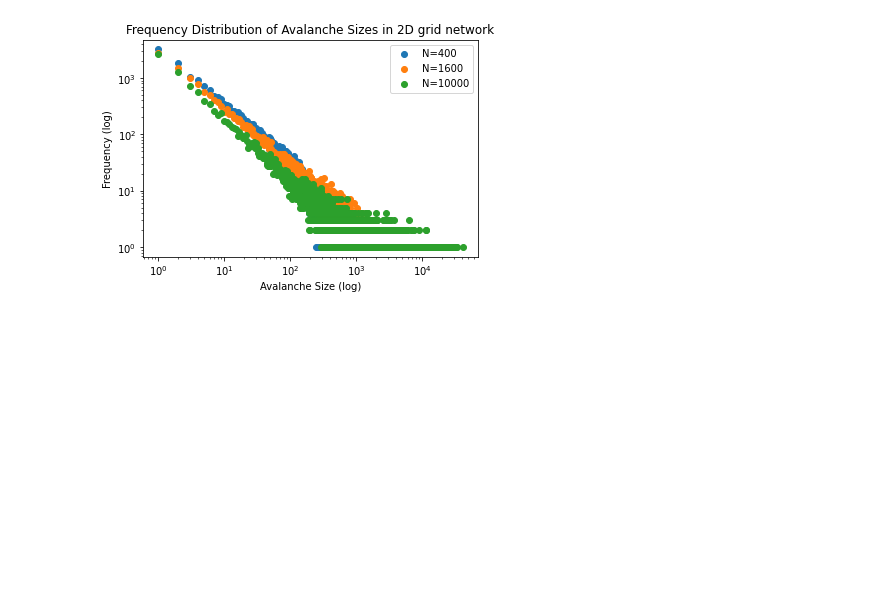
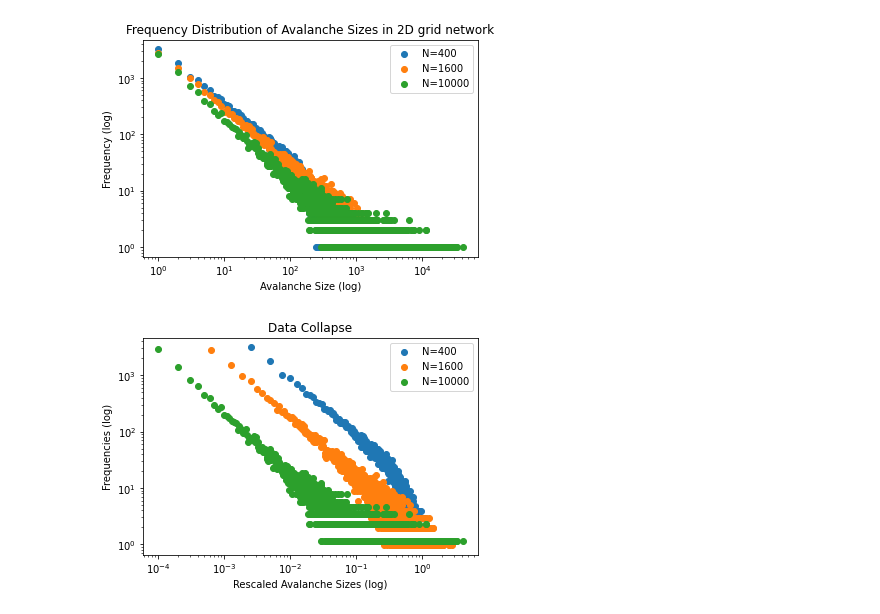
Before and after one commit to rkoevoets/complex-system-simulation, a Jupyter notebook: 2d grid network.ipynb, the cells around one changed output. Drawn from its saved outputs; the diff is of its cells as text; code cells hidden in the pictures; blank space fills up the shorter version.

```diff
--- a/2d grid network.ipynb
+++ b/2d grid network.ipynb
@@ -98,3 +101,37 @@ plt.legend()
 plt.show()
 # %% [output]
 [figure]
+# %%
+###### Only scaling avalanche_sizes (still needs probability scaling)
+# Scaling factors
+#scaling_factors = [np.max(avalanche_sizes_grid_20),np.max(avalanche_sizes_grid_40), np.max(avalanche_sizes_grid_100)]
+scaling_factors = [400, 1600, 10000]
+
+
+# Rescaling the avalanche_sizes data
+avalanche_sizes_grid_20_scaled = avalanche_sizes_grid_20 / scaling_factors[0]
+avalanche_sizes_grid_40_scaled = avalanche_sizes_grid_40 / scaling_factors[1]
+avalanche_sizes_grid_100_scaled = avalanche_sizes_grid_100 / scaling_factors[2]
+
+frequencies_grid_20_scaled = frequencies_grid_20*0.971
+frequencies_grid_40_scaled = frequencies_grid_40*0.990
+frequencies_grid_100_scaled = frequencies_grid_100*1.135
+
+# Plotting the collapsed data on a log-log plot
+plt.figure()
+plt.scatter(avalanche_sizes_grid_20_scaled, frequencies_grid_20_scaled, label='N=400')
+plt.scatter(avalanche_sizes_grid_40_scaled, frequencies_grid_40_scaled, label='N=1600')
+plt.scatter(avalanche_sizes_grid_100_scaled, frequencies_grid_100_scaled, label='N=10000')
+
+# Set log-log scale
+plt.xscale('log')
+plt.yscale('log')
+
+plt.xlabel('Rescaled Avalanche Sizes (log)')
+plt.ylabel('Frequencies (log)')
+plt.title('Data Collapse')
+plt.legend()
+#plt.grid(True)
+plt.show()
+# %% [output]
+[figure, added]
```
Also changed, not shown: parts of 11 cells of this notebook.
